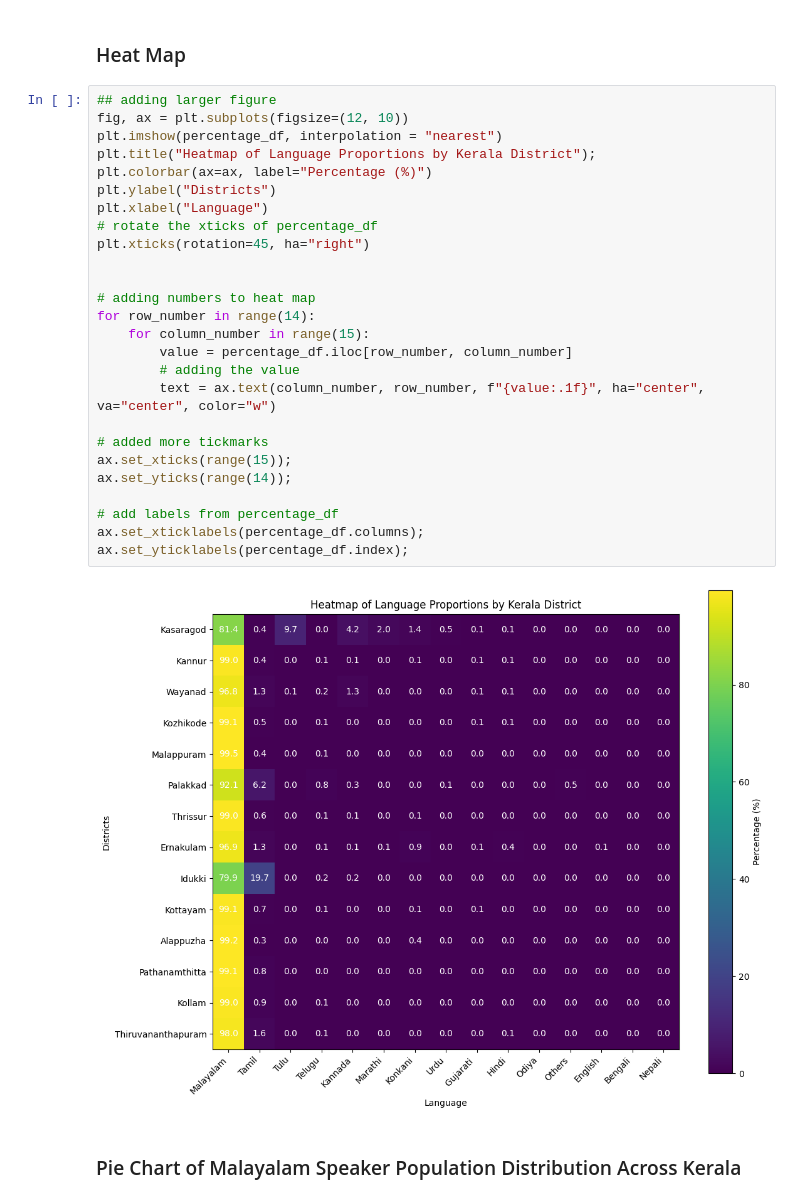
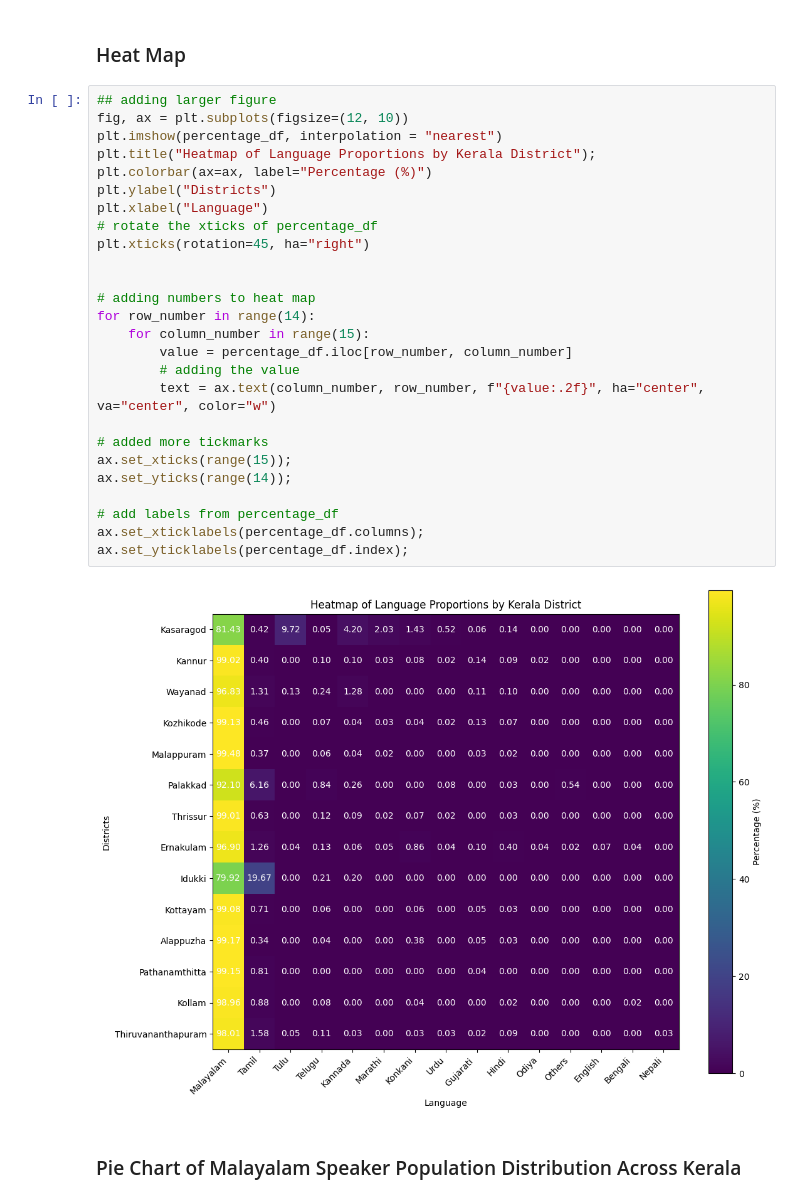
Before and after one commit to squishridyvi/Geographical-Distribution-Mapping-of-Dravidian-Languages-, a Jupyter notebook: Geographical Distribution of Dravidian Languages.ipynb, the cells around one changed output. Saved outputs shown, nothing was run; the diff lists cells and outputs as text.

```diff
--- a/Geographical Distribution of Dravidian Languages.ipynb
+++ b/Geographical Distribution of Dravidian Languages.ipynb
@@ -2327,31 +2327,31 @@ print
 # %%
 ## adding larger figure
 fig, ax = plt.subplots(figsize=(12, 10))
 plt.imshow(percentage_df, interpolation = "nearest")
 plt.title("Heatmap of Language Proportions by Kerala District");
 plt.colorbar(ax=ax, label="Percentage (%)")
 plt.ylabel("Districts")
 plt.xlabel("Language")
 # rotate the xticks of percentage_df
 plt.xticks(rotation=45, ha="right")
 
 
 # adding numbers to heat map
 for row_number in range(14):
     for column_number in range(15):
         value = percentage_df.iloc[row_number, column_number]
         # adding the value
-        text = ax.text(column_number, row_number, f"{value:.1f}", ha="center", va="center", color="w")
+        text = ax.text(column_number, row_number, f"{value:.2f}", ha="center", va="center", color="w")
 
 # added more tickmarks
 ax.set_xticks(range(15));
 ax.set_yticks(range(14));
 
 # add labels from percentage_df
 ax.set_xticklabels(percentage_df.columns);
 ax.set_yticklabels(percentage_df.index);
 # %% [output]
-[figure, old version]
+[figure, new version]
 # %% [markdown]
 ### Pie Chart of Malayalam Speaker Population Distribution Across Kerala
 # %%
```
Also changed, not shown: parts of 7 cells of this notebook.
